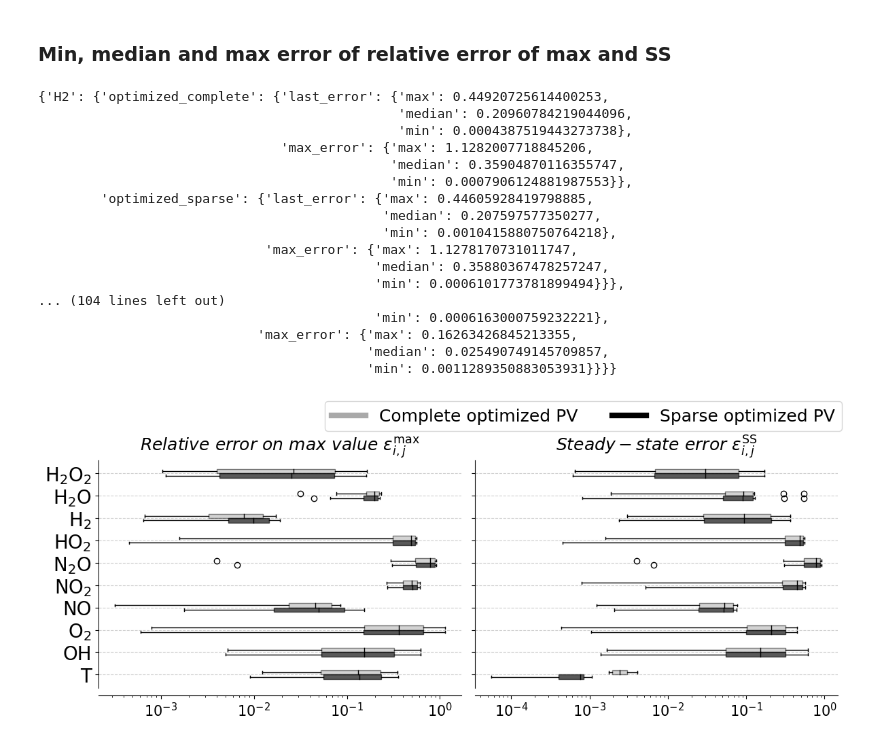
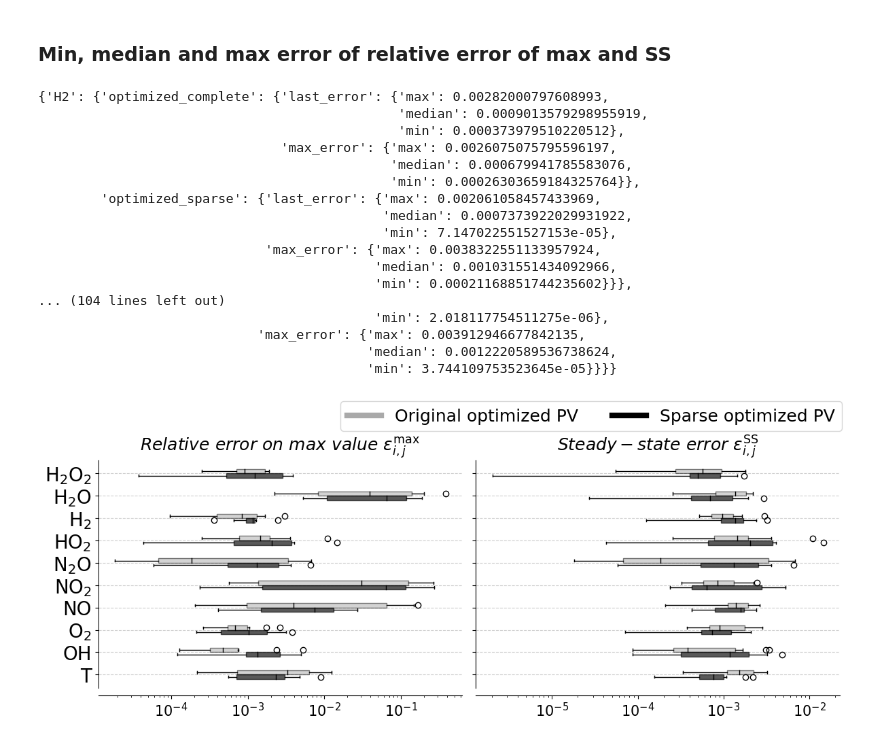
Before and after one commit to GregoireCorluy/PV-optimization-for-ROM, a Jupyter notebook: Figures/Suppl-mat-A-posteriori-analysis-sparse-vs-full.ipynb, the cells around one changed output. Saved outputs shown, nothing was run; the diff lists cells and outputs as text; code cells hidden in the pictures.

Commit message:
correct error idxSimulation in sparse vs original optimized PV

```diff
--- a/Figures/Suppl-mat-A-posteriori-analysis-sparse-vs-full.ipynb
+++ b/Figures/Suppl-mat-A-posteriori-analysis-sparse-vs-full.ipynb
@@ -1660,7 +1660,7 @@ errors_last_optimized_complete = defaultdict(list)
 errors_max_optimized_sparse = defaultdict(list)
 errors_last_optimized_sparse = defaultdict(list)
 
-for i in range(10):
+for idxSimulation in range(10):
 
     f_PV_opt_complete = list_simulations_optimized_complete_ext[idxSimulation][:].detach().clone()
 
@@ -1694,7 +1694,7 @@ for i in range(10):
 
     # --- Ground truth trajectory ---
     with h5py.File(f"{path_data_autoignition}{filename_autoignition}state-space-test-trajectories.h5", 'r') as hf:
-        test_trajectory = pd.DataFrame(hf[f'test_trajectory_{i}'][:], columns=state_space_names)
+        test_trajectory = pd.DataFrame(hf[f'test_trajectory_{idxSimulation}'][:], columns=state_space_names)
 
     for j, species in enumerate(Output_species):
         trueValues = test_trajectory[species].to_numpy()
@@ -1755,23 +1755,23 @@ for species in Output_species:
 import pprint
 pprint.pprint(results, width=120)
 # %% [output]
-{'H2': {'optimized_complete': {'last_error': {'max': 0.44920725614400253,
-                                              'median': 0.20960784219044096,
-                                              'min': 0.0004387519443273738},
-                               'max_error': {'max': 1.1282007718845206,
-                                             'median': 0.35904870116355747,
-                                             'min': 0.0007906124881987553}},
-        'optimized_sparse': {'last_error': {'max': 0.44605928419798885,
-                                            'median': 0.207597577350277,
-                                            'min': 0.0010415880750764218},
-                             'max_error': {'max': 1.1278170731011747,
-                                           'median': 0.35880367478257247,
-                                           'min': 0.0006101773781899494}}},
+{'H2': {'optimized_complete': {'last_error': {'max': 0.00282000797608993,
+                                              'median': 0.0009013579298955919,
+                                              'min': 0.000373979510220512},
+                               'max_error': {'max': 0.0026075075795596197,
+                                             'median': 0.000679941785583076,
+                                             'min': 0.00026303659184325764}},
+        'optimized_sparse': {'last_error': {'max': 0.002061058457433969,
+                                            'median': 0.0007373922029931922,
+                                            'min': 7.147022551527153e-05},
+                             'max_error': {'max': 0.0038322551133957924,
+                                           'median': 0.001031551434092966,
+                                           'min': 0.00021168851744235602}}},
 ... (104 lines left out)
-                                           'min': 0.0006163000759232221},
-                            'max_error': {'max': 0.16263426845213355,
-                                          'median': 0.025490749145709857,
-                                          'min': 0.0011289350883053931}}}}
+                                           'min': 2.018117754511275e-06},
+                            'max_error': {'max': 0.003912946677842135,
+                                          'median': 0.0012220589536738624,
+                                          'min': 3.744109753523645e-05}}}}
 # %%
 save = True
 name = "Figure Suppl Mat - Boxplots max and SS error - ANN a posteriori 0D - complete vs sparse optimized PV.png"
@@ -1825,32 +1825,32 @@ axes[1].set_xscale("log")
 axes[0].tick_params(axis='both', labelsize=20)  # y-tick labels
 axes[0].tick_params(axis='x', labelsize=15)
 axes[1].tick_params(axis='x', labelsize=15)
 axes[1].grid(axis="y", linestyle="--", alpha=0.6)
 
 for i in range(len(axes)):
     axes[i].spines['top'].set_visible(False)
     axes[i].spines['right'].set_visible(False)
 
 offset = 8
 
 axes[0].spines['bottom'].set_position(('outward', offset))
 axes[1].spines['bottom'].set_position(('outward', offset))
 
 # --- Legend ---
 handles = [
     mlines.Line2D([0], [0], color='darkgrey', lw=6),
     mlines.Line2D([0], [0], color='black', lw=6)
 ]
 
-labels = ['Complete optimized PV', 'Sparse optimized PV']
+labels = ['Original optimized PV', 'Sparse optimized PV']
 
 # Add legend to the figure (not tied to any subplot)
 fig.legend(handles, labels, bbox_to_anchor=(1, 1.1), ncol=2, fontsize=18)
 
 plt.tight_layout()
 if save:
     plt.savefig(pathSave + name, bbox_inches = "tight", dpi = 300)
     plt.savefig(pathSave + namePdf, bbox_inches = "tight")
 plt.show()
 # %% [output]
-[figure, old version]
+[figure, new version]
```
